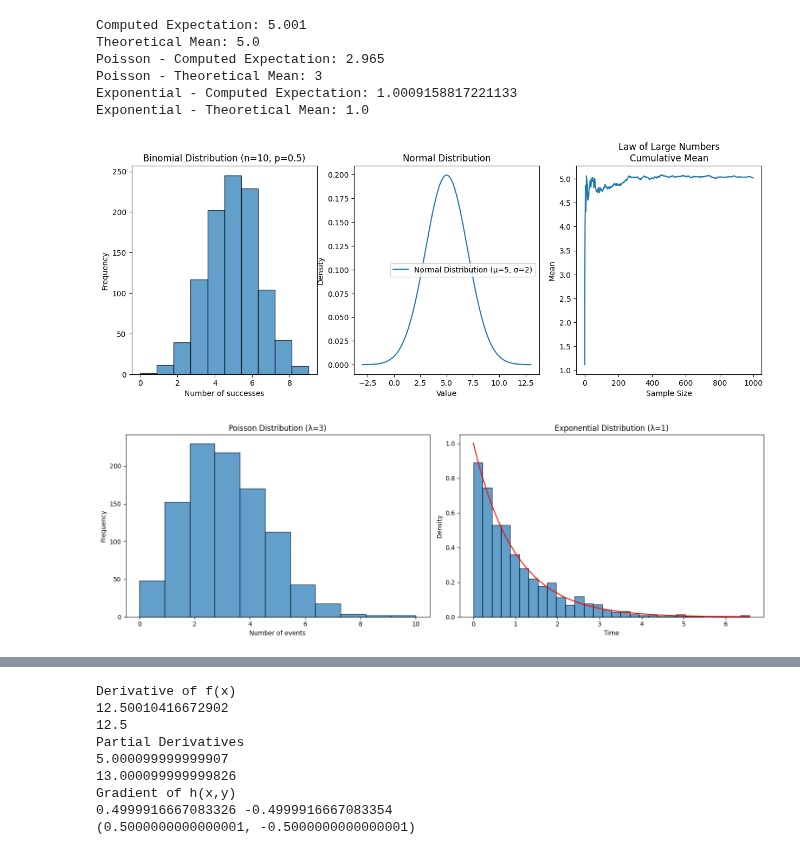
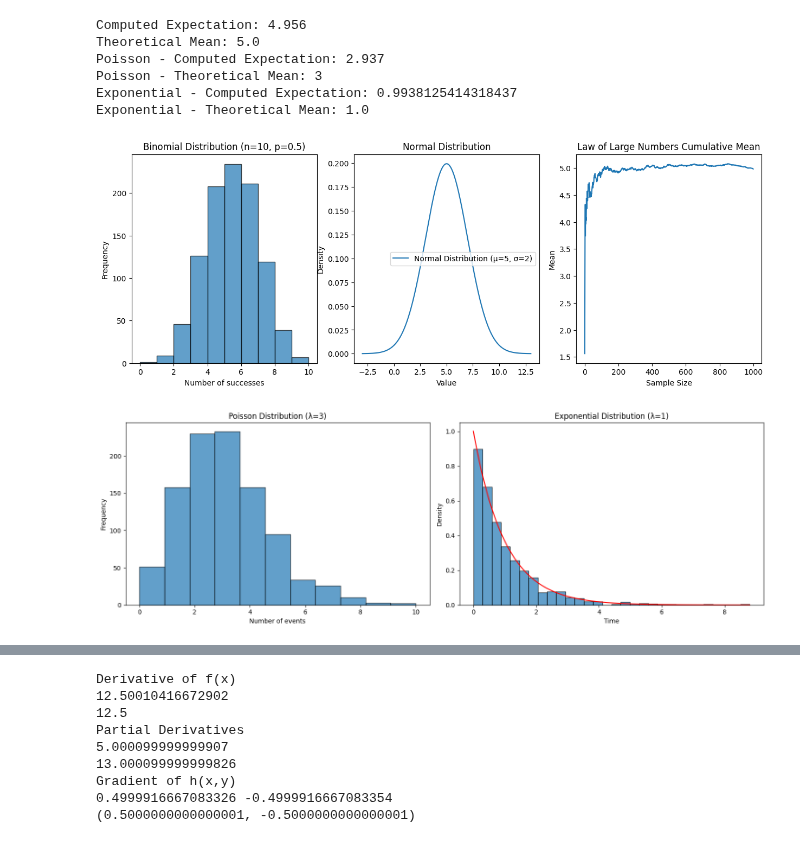
Before and after one commit to DaYeeMan/first, a Jupyter notebook: unit2/ps1.ipynb, the cells around one changed output, grey strips where cells are left out. Cells and saved outputs as stored; diff of their text form; code cells hidden in the pictures.

```diff
--- a/unit2/ps1.ipynb
+++ b/unit2/ps1.ipynb
@@ -40,7 +40,7 @@ samples = np.random.normal(mu, sigma, sample_size)
 cumulative_mean = np.cumsum(samples) / np.arange(1, sample_size + 1)
 plt.subplot(133)
 plt.plot(cumulative_mean)
-plt.title('Law of Large Numbers\nCumulative Mean')
+plt.title('Law of Large Numbers Cumulative Mean')
 plt.xlabel('Sample Size')
 plt.ylabel('Mean')
 
@@ -58,38 +58,38 @@ plt.ylabel('Frequency')
 
 computed_poisson_expectation = np.mean(data)
 theoretical_poisson_mean = lam
 print(f"Poisson - Computed Expectation: {computed_poisson_expectation}")
 print(f"Poisson - Theoretical Mean: {theoretical_poisson_mean}")
 
 # Exponential Distribution
 lam = 1
 
 edata = expon.rvs(scale=1/lam, size=1000)
 
 plt.subplot(122)
 plt.hist(edata, bins=30, density=True, edgecolor='k', alpha=0.7)
 x = np.linspace(0, max(edata), 1000)
 plt.plot(x, expon.pdf(x, scale=1/lam), 'r')
 plt.title('Exponential Distribution (λ=1)')
 plt.xlabel('Time')
 plt.ylabel('Density')
 
 computed_exponential_expectation = np.mean(edata)
 theoretical_exponential_mean = 1/lam
 print(f"Exponential - Computed Expectation: {computed_exponential_expectation}")
 print(f"Exponential - Theoretical Mean: {theoretical_exponential_mean}")
 
 plt.tight_layout()
 plt.show()
 # %% [output]
-Computed Expectation: 5.001
+Computed Expectation: 4.956
 Theoretical Mean: 5.0
-Poisson - Computed Expectation: 2.965
+Poisson - Computed Expectation: 2.937
 Poisson - Theoretical Mean: 3
-Exponential - Computed Expectation: 1.0009158817221133
+Exponential - Computed Expectation: 0.9938125414318437
 Exponential - Theoretical Mean: 1.0
-[figure, old version]
+[figure, new version]
-[figure, old version]
+[figure, new version]
 # %%
 # Law of Large Numbers
 roll = np.random.randint(1, 7, 10000)
```
Also changed, not shown: parts of 4 cells of this notebook.
